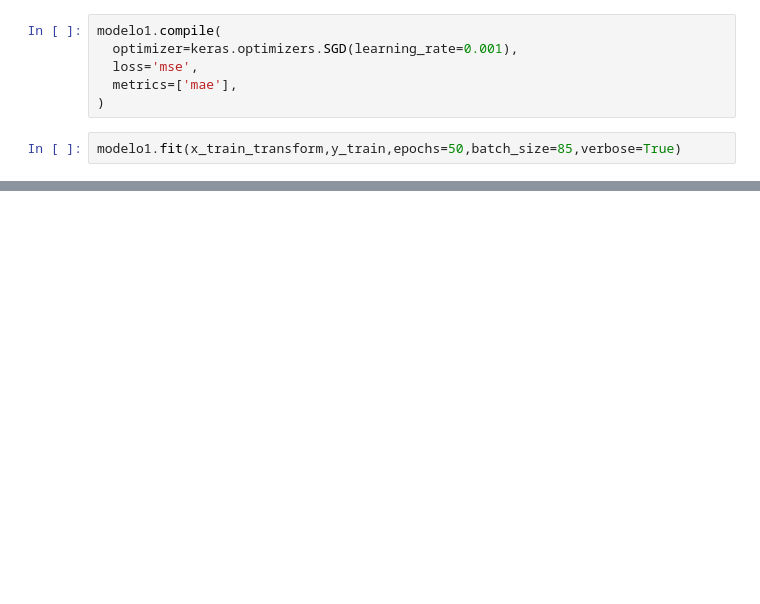
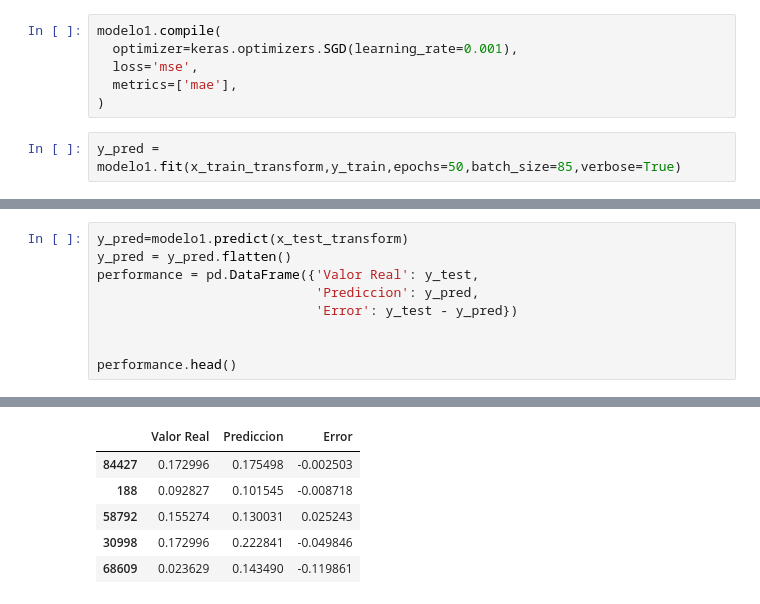
Before and after one commit to franjuarez/7506R-2C2022-GRUPO21, a Jupyter notebook: TP2/7506R_TP2_GRUPO21_ENTREGA.ipynb, the cells around one changed output, grey strips where cells are left out. Drawn from its saved outputs; the diff is of its cells as text; blank space fills up the shorter version.

```diff
--- a/TP2/7506R_TP2_GRUPO21_ENTREGA.ipynb
+++ b/TP2/7506R_TP2_GRUPO21_ENTREGA.ipynb
@@ -651,6 +677,6 @@ modelo1.compile(
   metrics=['mae'],
 )
 # %%
-modelo1.fit(x_train_transform,y_train,epochs=50,batch_size=85,verbose=True)
+y_pred = modelo1.fit(x_train_transform,y_train,epochs=50,batch_size=85,verbose=True)
 # %% [output]
 Epoch 1/50
@@ -673,0 +699,10 @@ Epoch 50/50
+# %%
+y_pred=modelo1.predict(x_test_transform)
+y_pred = y_pred.flatten()
+performance = pd.DataFrame({'Valor Real': y_test,
+                            'Prediccion': y_pred,
+                            'Error': y_test - y_pred})
+
+
+performance.head()
+# %% [output]
@@ -673,0 +710,6 @@ Epoch 50/50
+|  | Valor Real | Prediccion | Error |
+| 84427 | 0.172996 | 0.175498 | -0.002503 |
+| 188 | 0.092827 | 0.101545 | -0.008718 |
+| 58792 | 0.155274 | 0.130031 | 0.025243 |
+| 30998 | 0.172996 | 0.222841 | -0.049846 |
+| 68609 | 0.023629 | 0.143490 | -0.119861 |
```
Also changed, not shown: parts of 18 cells of this notebook.
